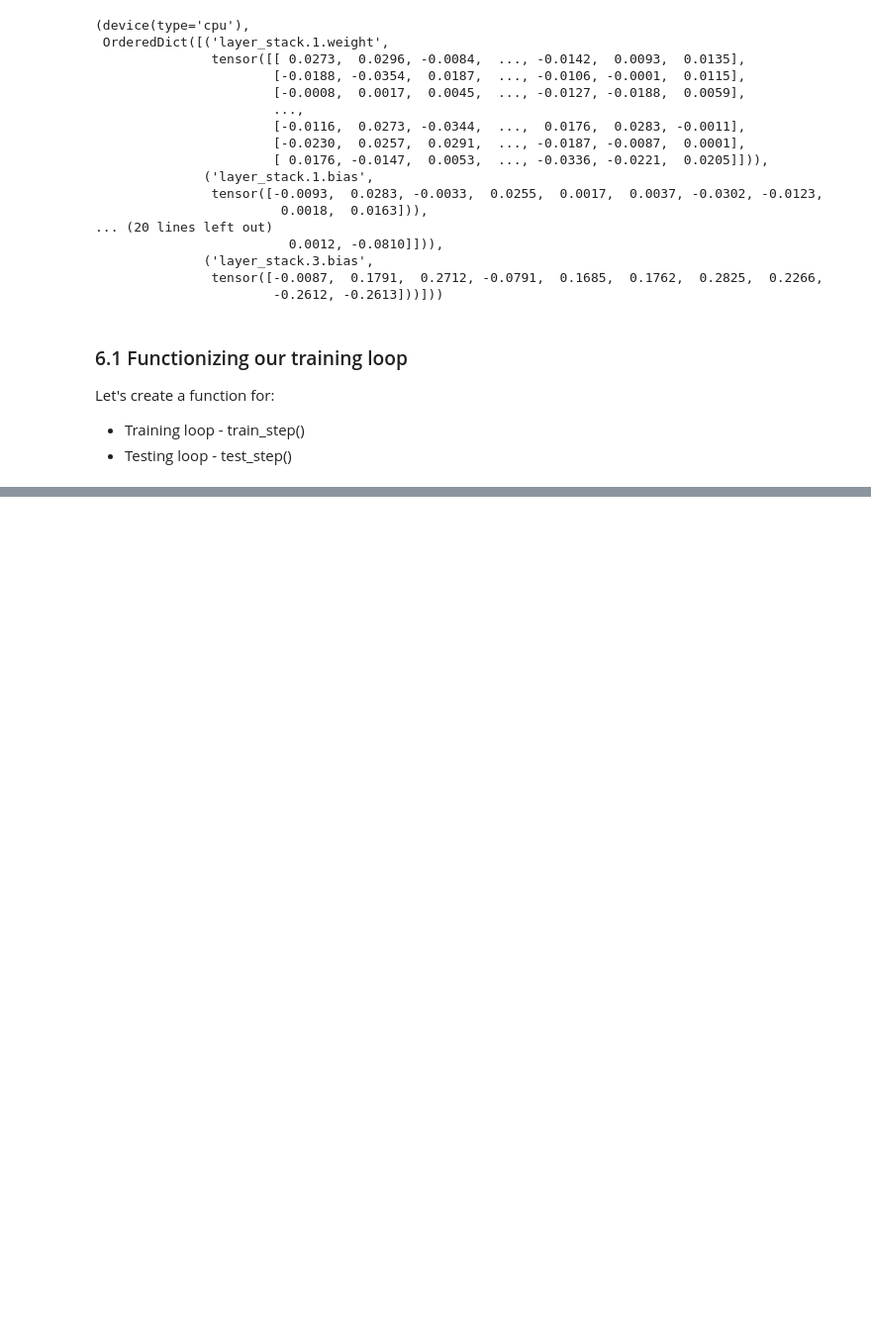
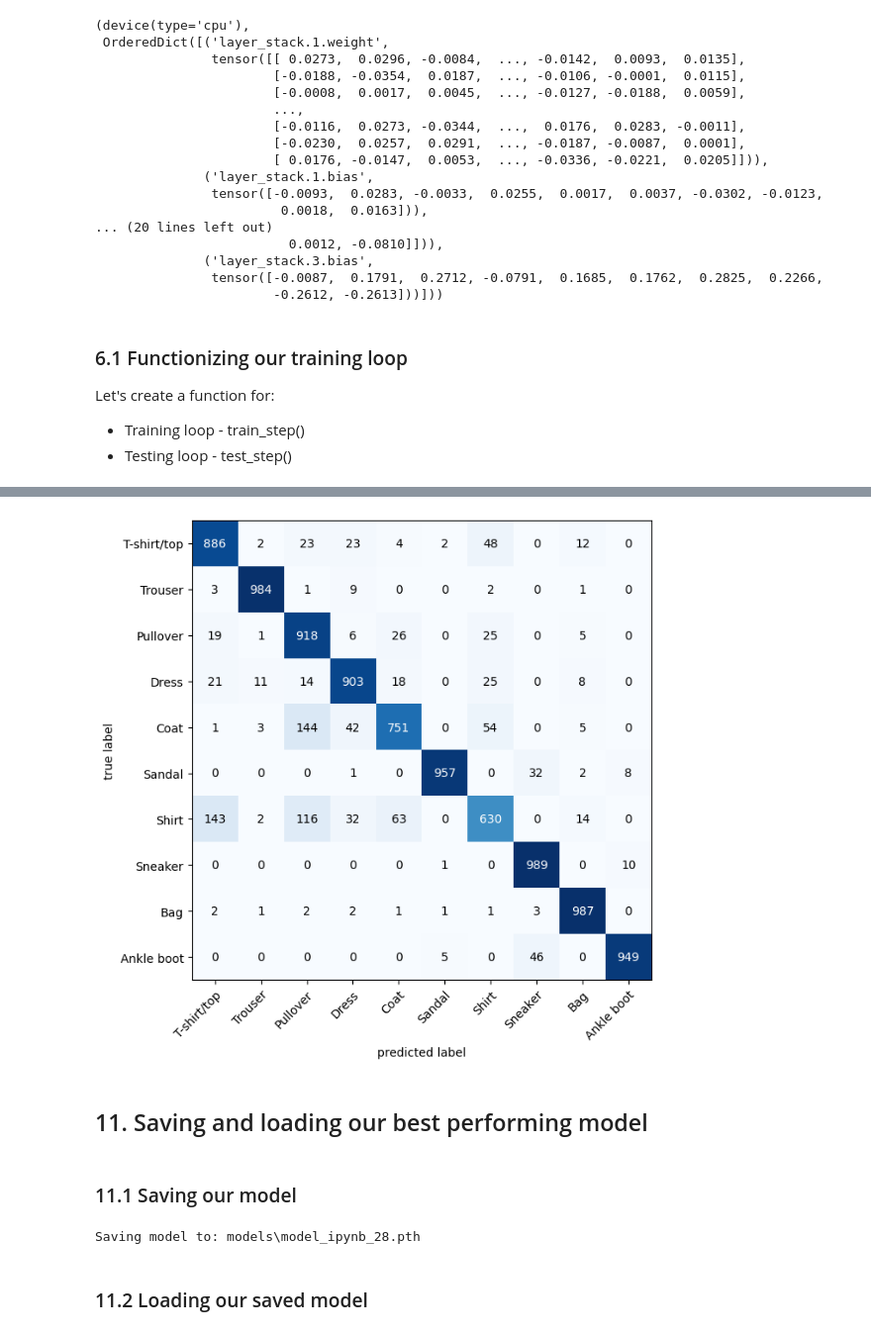
Before and after one commit to arnavv007/PyTorch, a Jupyter notebook: Learning the Basics/28.ipynb, the cells around one changed output, grey strips where cells are left out. Shown at 99% size. Cells and saved outputs as stored; diff of their text form; code cells hidden in the pictures; blank space fills up the shorter version.

```diff
--- a/Learning the Basics/28.ipynb
+++ b/Learning the Basics/28.ipynb
@@ -601,0 +703,6 @@ Train time on cpu : 9.990 seconds
+# %%
+torch.manual_seed(42)
+model_2 = FashionMNISTModelV2(
+            input_shape=1,
+            hidden_units=10,
+            output_shape=len(class_names)).to(device)
@@ -601,0 +1007,6 @@ Train time on cpu : 9.990 seconds
+# %%
+confmat = ConfusionMatrix(num_classes=len(class_names), task="multiclass")
+confmat_tensor = confmat(preds=y_pred_tensor,
+                         target = test_data.targets)
+
+confmat_tensor
@@ -601,0 +1024,25 @@ Train time on cpu : 9.990 seconds
+# %%
+fig, ax = plot_confusion_matrix(conf_mat=confmat_tensor.numpy(),
+                                class_names=class_names,
+                                figsize=(16,7))
+# %% [output]
+[figure, added]
+# %% [markdown]
+## 11. Saving and loading our best performing model
+# %% [markdown]
+### 11.1 Saving our model
+# %%
+MODEL_PATH = Path("models")
+MODEL_PATH.mkdir(parents=True,
+                 exist_ok=True)
+
+MODEL_NAME = "model_ipynb_28.pth"
+MODEL_SAVE_PATH = MODEL_PATH / MODEL_NAME
+
+print(f"Saving model to: {MODEL_SAVE_PATH}")
+torch.save(obj=model_2.state_dict(),
+           f=MODEL_SAVE_PATH)
+# %% [output]
+Saving model to: models\model_ipynb_28.pth
+# %% [markdown]
+### 11.2 Loading our saved model
```
Also changed, not shown: parts of 51 cells of this notebook, 1 other file.
